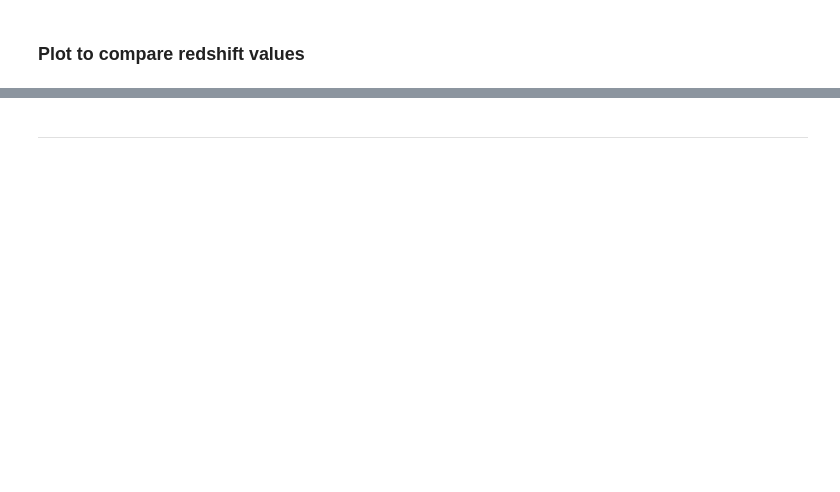
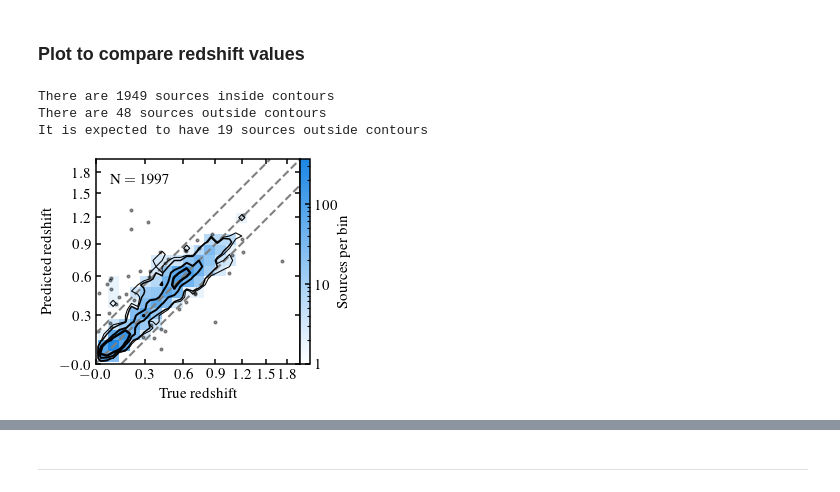
Before and after one commit to racarvajal/Pipeline_ML_6arcsec, a Jupyter notebook: ML_06.ipynb, the cells around one changed output, grey strips where cells are left out. Cells and saved outputs as stored; diff of their text form; code cells hidden in the pictures; blank space fills up the shorter version.

```diff
--- a/ML_06.ipynb
+++ b/ML_06.ipynb
@@ -920,7 +1103,7 @@ colour_black_solid    = tuple(colour_black_solid)
 
 cm_gradient_black     = gf.create_colour_gradient(colour_hex_black)
 # %%
-base_size, rc_tmp = gf.set_aaasize('column', aspect=0.8)  # 'text' or 'column' or 'halfcolumn' or float (pt)
+base_size, rc_tmp = gf.set_aaasize('column', aspect=0.7)  # 'text' or 'column' or 'halfcolumn' or float (pt)
 
 with mpl.rc_context(rc_tmp):
     fig                = plt.figure(figsize=base_size, layout='constrained')
@@ -1053,35 +1236,53 @@ with mpl.rc_context(rc_tmp):
     cbar.ax.set_ylabel(cbar_str, labelpad=-1)
 
     ax1.minorticks_on()
     # ax1.tick_params(which='both', top=True, right=True, direction='in')
     # ax1.tick_params(axis='both', which='major')
     # ax1.tick_params(axis='both', which='minor', labelsize=26)
     # ax1.tick_params(which='major', length=4, width=1.5)
     # ax1.tick_params(which='minor', length=2, width=1.5)
-    ax1.set_xlabel(r'$1 + z_{\mathrm{True}}$')
-    ax1.set_ylabel(r'$1 + z_{\mathrm{Predicted}}$')
+    ax1.set_xlabel(r'$\mathrm{True ~ redshift}$')
+    ax1.set_ylabel(r'$\mathrm{Predicted ~ redshift}$')
     # plt.setp(ax1.spines.values(), linewidth=2.0)
 
     arr_legends = [r'$\mathrm{Predicted ~ rnAGN}$']
     # ax1.legend([(cont_AGN, out_AGN)], arr_legends, scatterpoints=1,
     #                numpoints=1, handler_map={tuple: HandlerTuple(ndivide=None)}, loc='upper left',
     #            fontsize=18, title=r'$\mathrm{EMU-PS}$', title_fontsize=16)
 
 
+
+    def fmt_orig_redshift(x, pos):
+        return f'${x - 1:.1f}$'
+
     ax1.xaxis.set_ticks(np.arange(*lims_x, 0.3))
     ax1.yaxis.set_ticks(np.arange(*lims_y, 0.3))
-    ax1.xaxis.set_major_formatter(ticker.FormatStrFormatter('$%0.1f$'))
-    ax1.yaxis.set_major_formatter(ticker.FormatStrFormatter('$%0.1f$'))
+    # ax1.xaxis.set_major_formatter(ticker.FormatStrFormatter('$%0.2f$'))
+    # ax1.yaxis.set_major_formatter(ticker.FormatStrFormatter('$%0.2f$'))
+
+    ax1.xaxis.set_major_formatter(ticker.FuncFormatter(fmt_orig_redshift))
+    ax1.yaxis.set_major_formatter(ticker.FuncFormatter(fmt_orig_redshift))
+
+
+    #ax1.xaxis.set_ticks(np.arange(*lims_x, 0.3))
+    #ax1.yaxis.set_ticks(np.arange(*lims_y, 0.3))
+    #ax1.xaxis.set_major_formatter(ticker.FormatStrFormatter('$%0.1f$'))
+    #ax1.yaxis.set_major_formatter(ticker.FormatStrFormatter('$%0.1f$'))
 
     # ax1.xaxis.set_major_formatter(ScalarFormatter())
     # ax1.xaxis.set_minor_formatter(ticker.NullFormatter())
     ax1.xaxis.set_minor_locator(ticker.NullLocator())
     ax1.yaxis.set_minor_locator(ticker.NullLocator())
     # ax1.tick_params(axis='x', labelrotation=35)
 
     ax1.set_aspect('equal', 'box')
     if save_plot_flag:
         plt.savefig(gv.plots_path + f'log_true_pred_z_true_rSFG_{used_area}_{HETDEX_subset}.pdf',
                     bbox_inches='tight')
     plt.show()
+# %% [output]
+There are 1949 sources inside contours
+There are 48 sources outside contours
+It is expected to have 19 sources outside contours
+[figure, added]
 # %%
```
Also changed, not shown: parts of 23 cells of this notebook, 1 other file.
